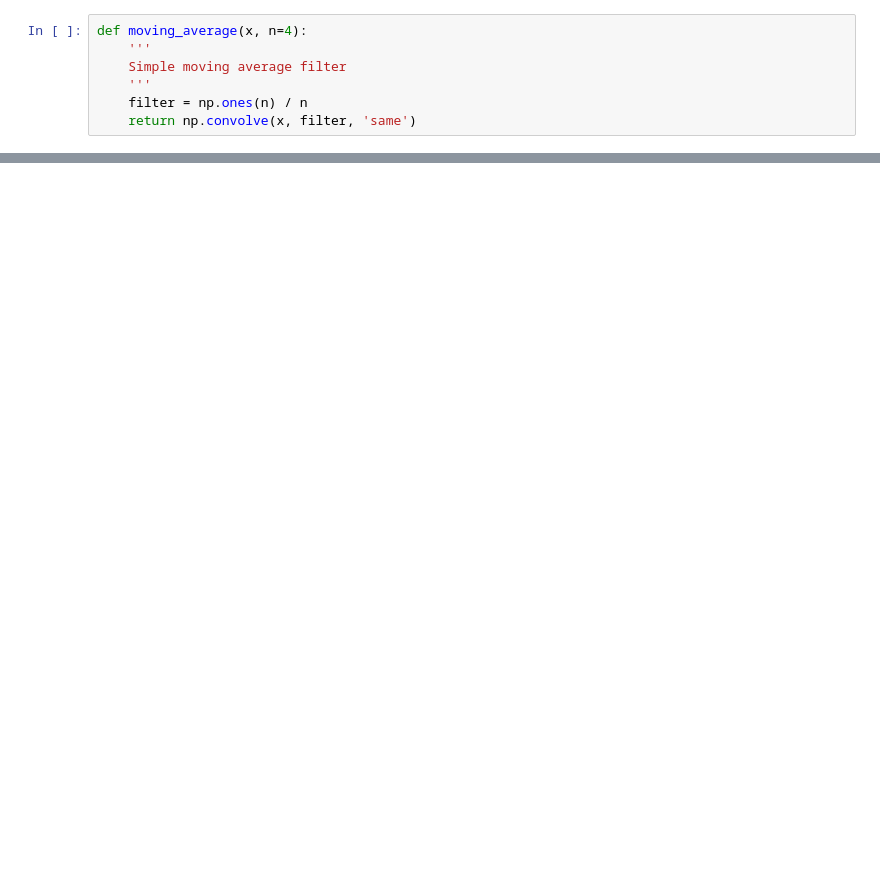
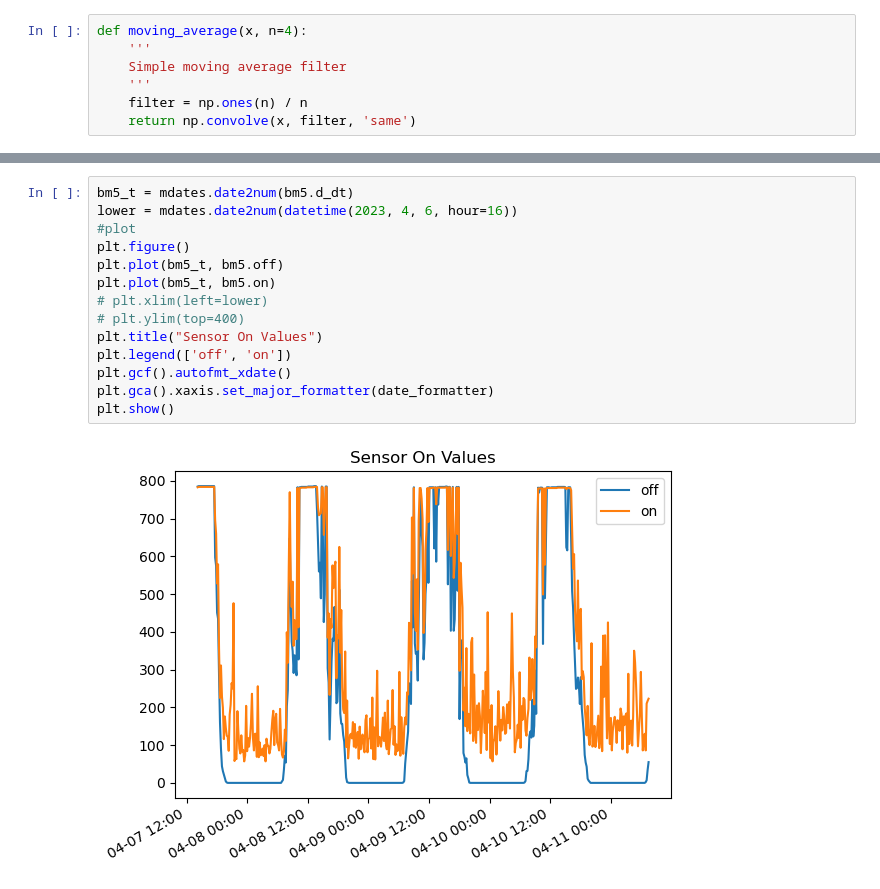
Before and after one commit to wFairmanOlin/Biomass, a Jupyter notebook: data/process_data.ipynb, the cells around one changed output, grey strips where cells are left out. Cells and saved outputs as stored; diff of their text form; blank space fills up the shorter version.

```diff
--- a/data/process_data.ipynb
+++ b/data/process_data.ipynb
@@ -69,0 +150,16 @@ plt.show()
+# %%
+bm5_t = mdates.date2num(bm5.d_dt)
+lower = mdates.date2num(datetime(2023, 4, 6, hour=16))
+#plot
+plt.figure()
+plt.plot(bm5_t, bm5.off)
+plt.plot(bm5_t, bm5.on)
+# plt.xlim(left=lower)
+# plt.ylim(top=400)
+plt.title("Sensor On Values")
+plt.legend(['off', 'on'])
+plt.gcf().autofmt_xdate()
+plt.gca().xaxis.set_major_formatter(date_formatter)
+plt.show()
+# %% [output]
+[figure, added]
```
Also changed, not shown: parts of 7 cells of this notebook, 54 other files.
